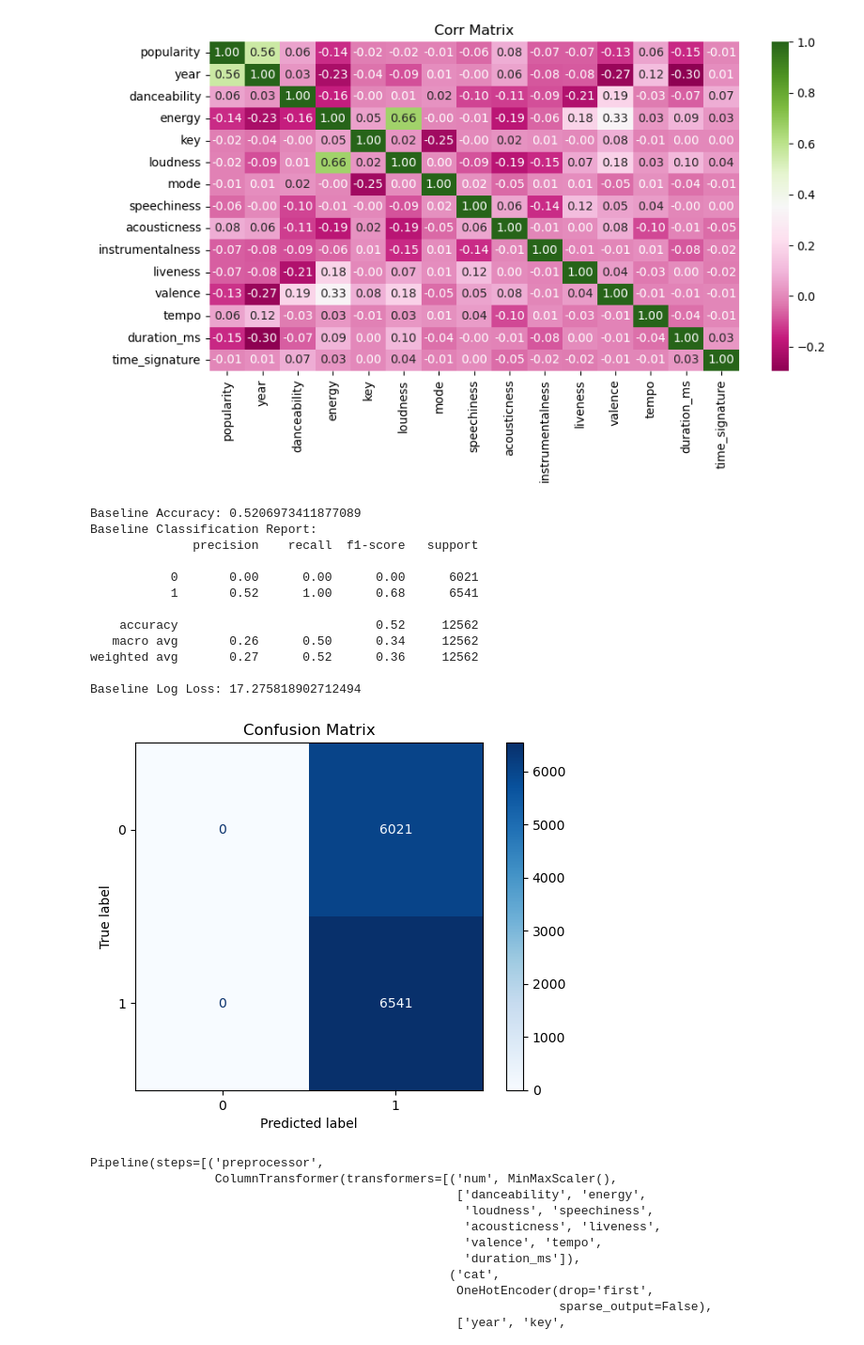
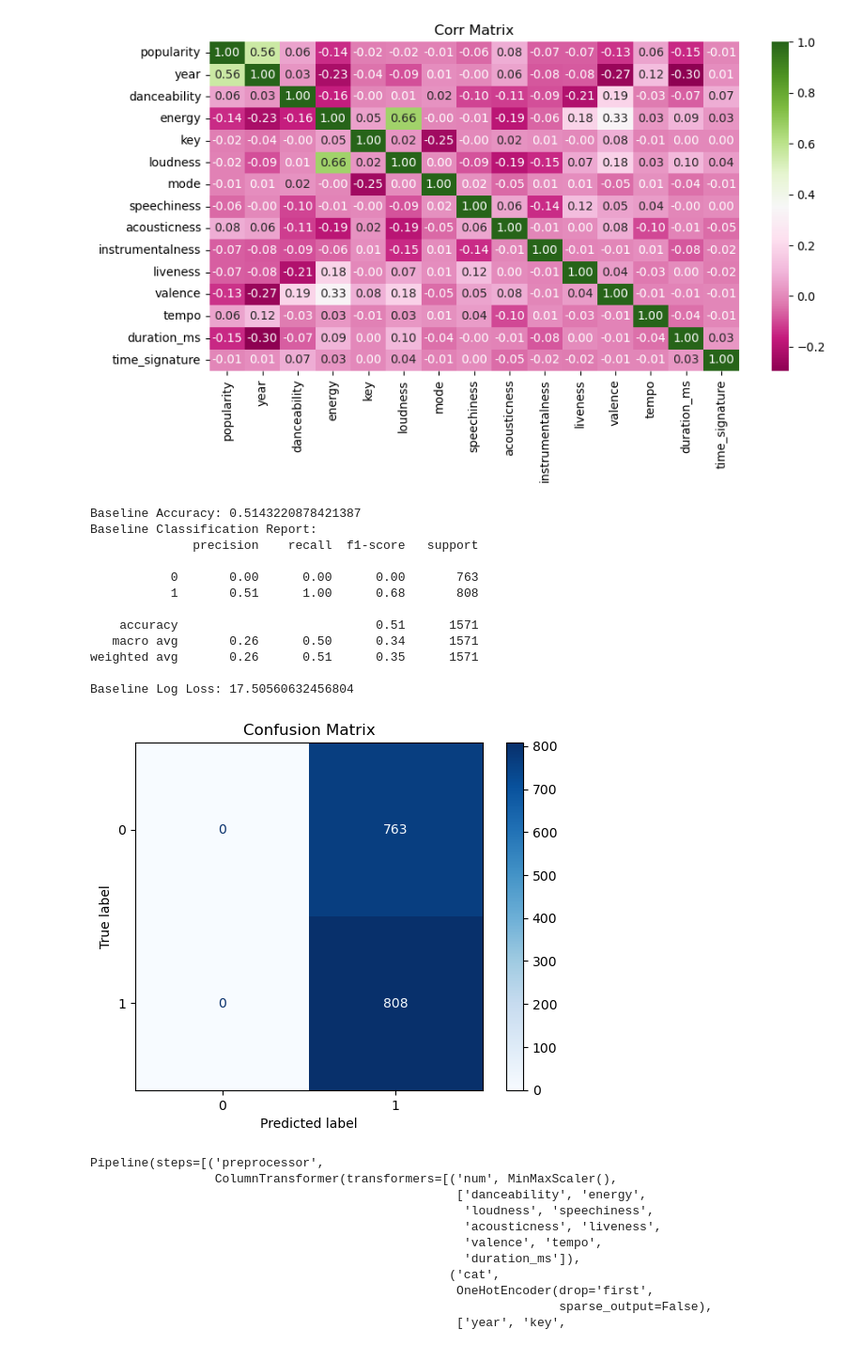
Before and after one commit to rfbull/mids-w207-final-project, a Jupyter notebook: Spotify_hiphop.ipynb, the cells around one changed output. Shown at 94% size. Saved outputs shown, nothing was run; the diff lists cells and outputs as text; code cells hidden in the pictures.

```diff
--- a/Spotify_hiphop.ipynb
+++ b/Spotify_hiphop.ipynb
@@ -223,42 +225,44 @@ plt.show()
 # %% [output]
 [figure]
 # %%
-x_basline = y_train.copy()
+x_basline = y_val.copy()
 x_basline = x_basline.reset_index()
+models = {}
 # %%
 x_basline['popularity'] = 1
 x_basline.drop(columns=['index'], inplace=True)
 # %%
-base_accuracy = accuracy_score(y_train, x_basline)
+#Baseline results
+base_accuracy = accuracy_score(y_val, x_basline)
 print("Baseline Accuracy:", base_accuracy)
 print("Baseline Classification Report:")
-print(classification_report(y_train, x_basline))
-log_loss_value = log_loss(y_train, x_basline)
+print(classification_report(y_val, x_basline))
+log_loss_value = log_loss(y_val, x_basline)
 print("Baseline Log Loss:", log_loss_value)
 # %% [output]
-Baseline Accuracy: 0.5206973411877089
+Baseline Accuracy: 0.5143220878421387
 Baseline Classification Report:
               precision    recall  f1-score   support
 
-           0       0.00      0.00      0.00      6021
-           1       0.52      1.00      0.68      6541
+           0       0.00      0.00      0.00       763
+           1       0.51      1.00      0.68       808
 
-    accuracy                           0.52     12562
-   macro avg       0.26      0.50      0.34     12562
-weighted avg       0.27      0.52      0.36     12562
+    accuracy                           0.51      1571
+   macro avg       0.26      0.50      0.34      1571
+weighted avg       0.26      0.51      0.35      1571
 
-Baseline Log Loss: 17.275818902712494
+Baseline Log Loss: 17.50560632456804
 # %%
 # Generate the confusion matrix
-cm = confusion_matrix(y_train, x_basline)
+cm = confusion_matrix(y_val, x_basline)
 
 # Display the confusion matrix
 disp = ConfusionMatrixDisplay(confusion_matrix=cm)
 disp.plot(cmap=plt.cm.Blues)
 plt.title("Confusion Matrix")
 plt.show()
 # %% [output]
-[figure, old version]
+[figure, new version]
 # %%
 X = test_val_df[[
     "danceability", "energy", "key", "loudness", "mode", "speechiness",
```
Also changed, not shown: parts of 19 cells of this notebook.
